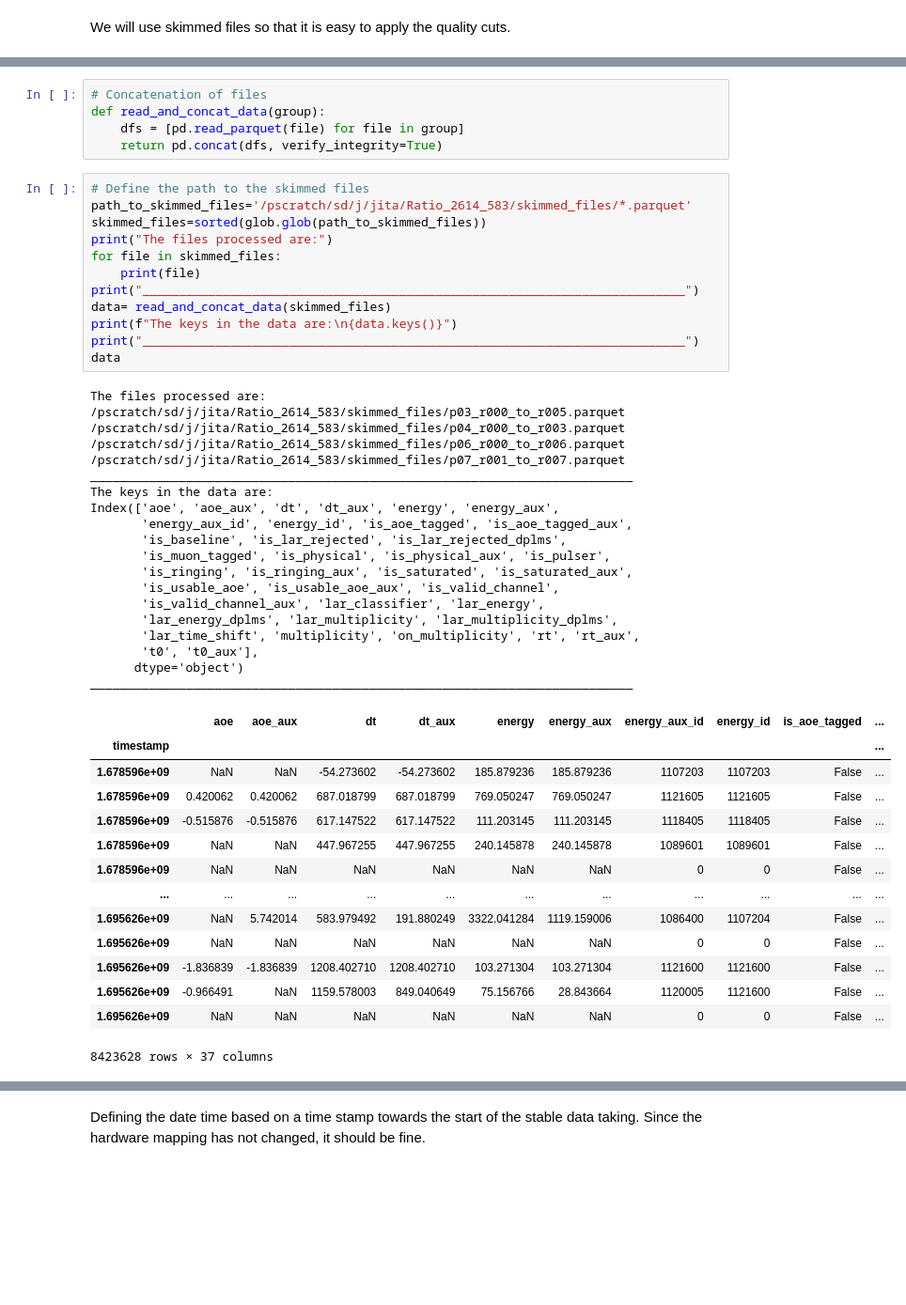
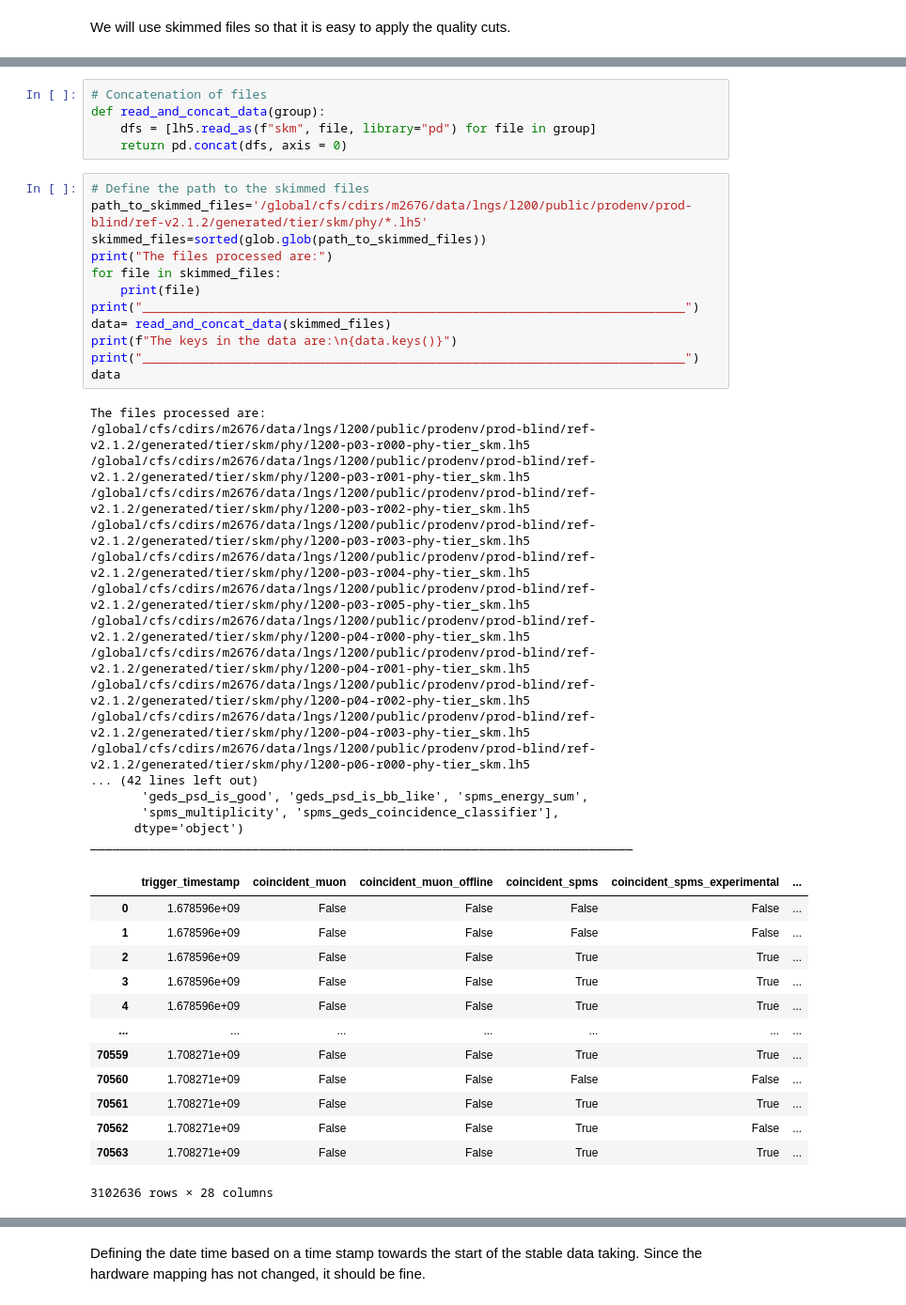
Before and after one commit to Jita22/legend_utils, a Jupyter notebook: skimmed_file_reader/2nbb_continuum.ipynb, the cells around one changed output, grey strips where cells are left out. Shown at 94% size. Saved outputs shown, nothing was run; the diff lists cells and outputs as text; blank space fills up the shorter version.

Commit message:
Updated for the new structure of the skimmed files

```diff
--- a/skimmed_file_reader/2nbb_continuum.ipynb
+++ b/skimmed_file_reader/2nbb_continuum.ipynb
@@ -50,52 +38,49 @@ lmeta = LegendMetadata()
 # %%
 # Concatenation of files
 def read_and_concat_data(group):
-    dfs = [pd.read_parquet(file) for file in group]
-    return pd.concat(dfs, verify_integrity=True)
+    dfs = [lh5.read_as(f"skm", file, library="pd") for file in group]
+    return pd.concat(dfs, axis = 0)
 # %%
 # Define the path to the skimmed files
-path_to_skimmed_files='/pscratch/sd/j/jita/Ratio_2614_583/skimmed_files/*.parquet'
+path_to_skimmed_files='/global/cfs/cdirs/m2676/data/lngs/l200/public/prodenv/prod-blind/ref-v2.1.2/generated/tier/skm/phy/*.lh5'
 skimmed_files=sorted(glob.glob(path_to_skimmed_files))
 print("The files processed are:")
 for file in skimmed_files:
     print(file)
 print("__________________________________________________________________________")
 data= read_and_concat_data(skimmed_files)
 print(f"The keys in the data are:\n{data.keys()}")
 print("__________________________________________________________________________")
 data
 # %% [output]
 The files processed are:
-/pscratch/sd/j/jita/Ratio_2614_583/skimmed_files/p03_r000_to_r005.parquet
-/pscratch/sd/j/jita/Ratio_2614_583/skimmed_files/p04_r000_to_r003.parquet
-/pscratch/sd/j/jita/Ratio_2614_583/skimmed_files/p06_r000_to_r006.parquet
-/pscratch/sd/j/jita/Ratio_2614_583/skimmed_files/p07_r001_to_r007.parquet
-__________________________________________________________________________
-The keys in the data are:
-Index(['aoe', 'aoe_aux', 'dt', 'dt_aux', 'energy', 'energy_aux',
-       'energy_aux_id', 'energy_id', 'is_aoe_tagged', 'is_aoe_tagged_aux',
-       'is_baseline', 'is_lar_rejected', 'is_lar_rejected_dplms',
-       'is_muon_tagged', 'is_physical', 'is_physical_aux', 'is_pulser',
-       'is_ringing', 'is_ringing_aux', 'is_saturated', 'is_saturated_aux',
-       'is_usable_aoe', 'is_usable_aoe_aux', 'is_valid_channel',
-       'is_valid_channel_aux', 'lar_classifier', 'lar_energy',
-       'lar_energy_dplms', 'lar_multiplicity', 'lar_multiplicity_dplms',
-       'lar_time_shift', 'multiplicity', 'on_multiplicity', 'rt', 'rt_aux',
-       't0', 't0_aux'],
+/global/cfs/cdirs/m2676/data/lngs/l200/public/prodenv/prod-blind/ref-v2.1.2/generated/tier/skm/phy/l200-p03-r000-phy-tier_skm.lh5
+/global/cfs/cdirs/m2676/data/lngs/l200/public/prodenv/prod-blind/ref-v2.1.2/generated/tier/skm/phy/l200-p03-r001-phy-tier_skm.lh5
+/global/cfs/cdirs/m2676/data/lngs/l200/public/prodenv/prod-blind/ref-v2.1.2/generated/tier/skm/phy/l200-p03-r002-phy-tier_skm.lh5
+/global/cfs/cdirs/m2676/data/lngs/l200/public/prodenv/prod-blind/ref-v2.1.2/generated/tier/skm/phy/l200-p03-r003-phy-tier_skm.lh5
+/global/cfs/cdirs/m2676/data/lngs/l200/public/prodenv/prod-blind/ref-v2.1.2/generated/tier/skm/phy/l200-p03-r004-phy-tier_skm.lh5
+/global/cfs/cdirs/m2676/data/lngs/l200/public/prodenv/prod-blind/ref-v2.1.2/generated/tier/skm/phy/l200-p03-r005-phy-tier_skm.lh5
+/global/cfs/cdirs/m2676/data/lngs/l200/public/prodenv/prod-blind/ref-v2.1.2/generated/tier/skm/phy/l200-p04-r000-phy-tier_skm.lh5
+/global/cfs/cdirs/m2676/data/lngs/l200/public/prodenv/prod-blind/ref-v2.1.2/generated/tier/skm/phy/l200-p04-r001-phy-tier_skm.lh5
+/global/cfs/cdirs/m2676/data/lngs/l200/public/prodenv/prod-blind/ref-v2.1.2/generated/tier/skm/phy/l200-p04-r002-phy-tier_skm.lh5
+/global/cfs/cdirs/m2676/data/lngs/l200/public/prodenv/prod-blind/ref-v2.1.2/generated/tier/skm/phy/l200-p04-r003-phy-tier_skm.lh5
+/global/cfs/cdirs/m2676/data/lngs/l200/public/prodenv/prod-blind/ref-v2.1.2/generated/tier/skm/phy/l200-p06-r000-phy-tier_skm.lh5
+... (42 lines left out)
+       'geds_psd_is_good', 'geds_psd_is_bb_like', 'spms_energy_sum',
+       'spms_multiplicity', 'spms_geds_coincidence_classifier'],
       dtype='object')
 __________________________________________________________________________
-|  | aoe | aoe_aux | dt | dt_aux | energy | energy_aux | energy_aux_id | energy_id | is_aoe_tagged | ... |
-| timestamp |  |  |  |  |  |  |  |  |  | ... |
-| 1.678596e+09 | NaN | NaN | -54.273602 | -54.273602 | 185.879236 | 185.879236 | 1107203 | 1107203 | False | ... |
-| 1.678596e+09 | 0.420062 | 0.420062 | 687.018799 | 687.018799 | 769.050247 | 769.050247 | 1121605 | 1121605 | False | ... |
-| 1.678596e+09 | -0.515876 | -0.515876 | 617.147522 | 617.147522 | 111.203145 | 111.203145 | 1118405 | 1118405 | False | ... |
-| 1.678596e+09 | NaN | NaN | 447.967255 | 447.967255 | 240.145878 | 240.145878 | 1089601 | 1089601 | False | ... |
-| 1.678596e+09 | NaN | NaN | NaN | NaN | NaN | NaN | 0 | 0 | False | ... |
-| ... | ... | ... | ... | ... | ... | ... | ... | ... | ... | ... |
-| 1.695626e+09 | NaN | 5.742014 | 583.979492 | 191.880249 | 3322.041284 | 1119.159006 | 1086400 | 1107204 | False | ... |
-| 1.695626e+09 | NaN | NaN | NaN | NaN | NaN | NaN | 0 | 0 | False | ... |
-| 1.695626e+09 | -1.836839 | -1.836839 | 1208.402710 | 1208.402710 | 103.271304 | 103.271304 | 1121600 | 1121600 | False | ... |
-| 1.695626e+09 | -0.966491 | NaN | 1159.578003 | 849.040649 | 75.156766 | 28.843664 | 1120005 | 1121600 | False | ... |
-| 1.695626e+09 | NaN | NaN | NaN | NaN | NaN | NaN | 0 | 0 | False | ... |
+|  | trigger_timestamp | coincident_muon | coincident_muon_offline | coincident_spms | coincident_spms_experimental | ... |
+| 0 | 1.678596e+09 | False | False | False | False | ... |
+| 1 | 1.678596e+09 | False | False | False | False | ... |
+| 2 | 1.678596e+09 | False | False | True | True | ... |
+| 3 | 1.678596e+09 | False | False | True | True | ... |
+| 4 | 1.678596e+09 | False | False | True | True | ... |
+| ... | ... | ... | ... | ... | ... | ... |
+| 70559 | 1.708271e+09 | False | False | True | True | ... |
+| 70560 | 1.708271e+09 | False | False | False | False | ... |
+| 70561 | 1.708271e+09 | False | False | True | True | ... |
+| 70562 | 1.708271e+09 | False | False | True | False | ... |
+| 70563 | 1.708271e+09 | False | False | True | True | ... |
-8423628 rows × 37 columns
+3102636 rows × 28 columns
 # %% [markdown]
```
Also changed, not shown: parts of 34 cells of this notebook.
